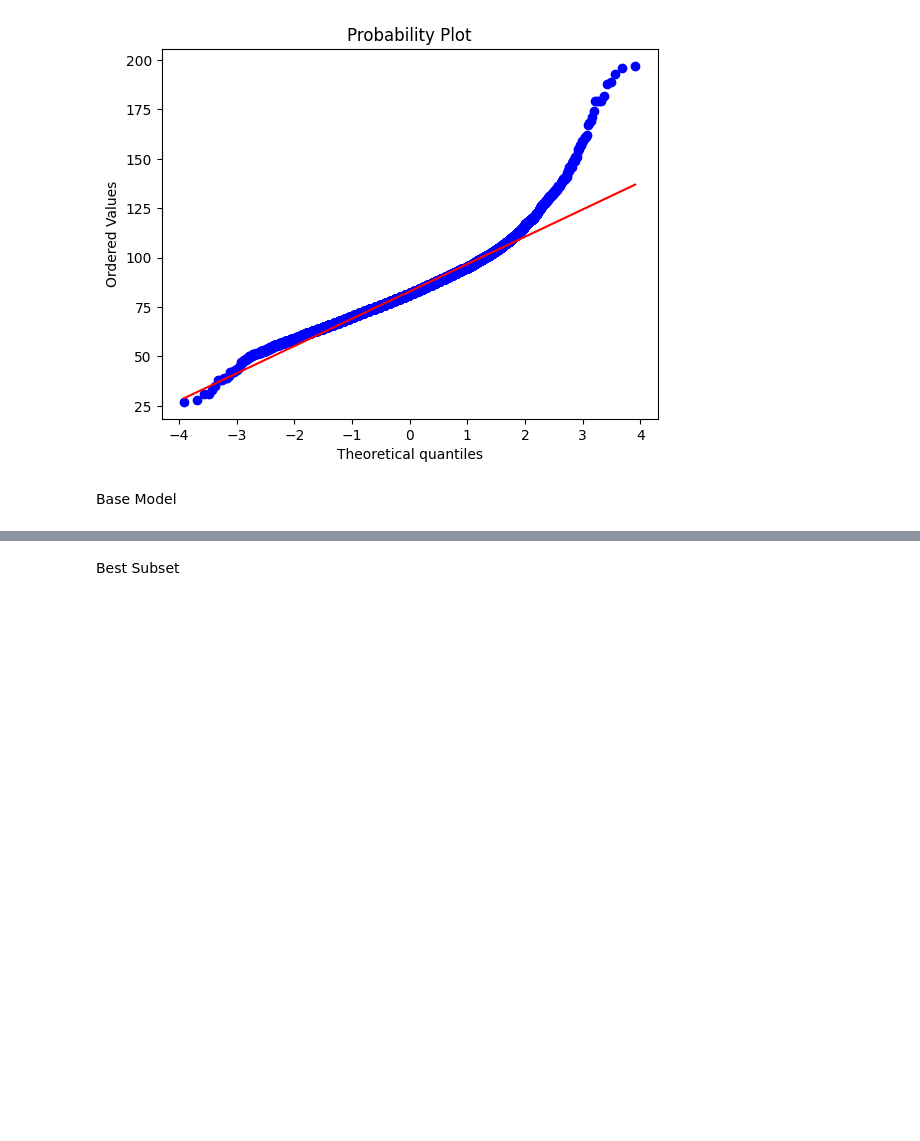
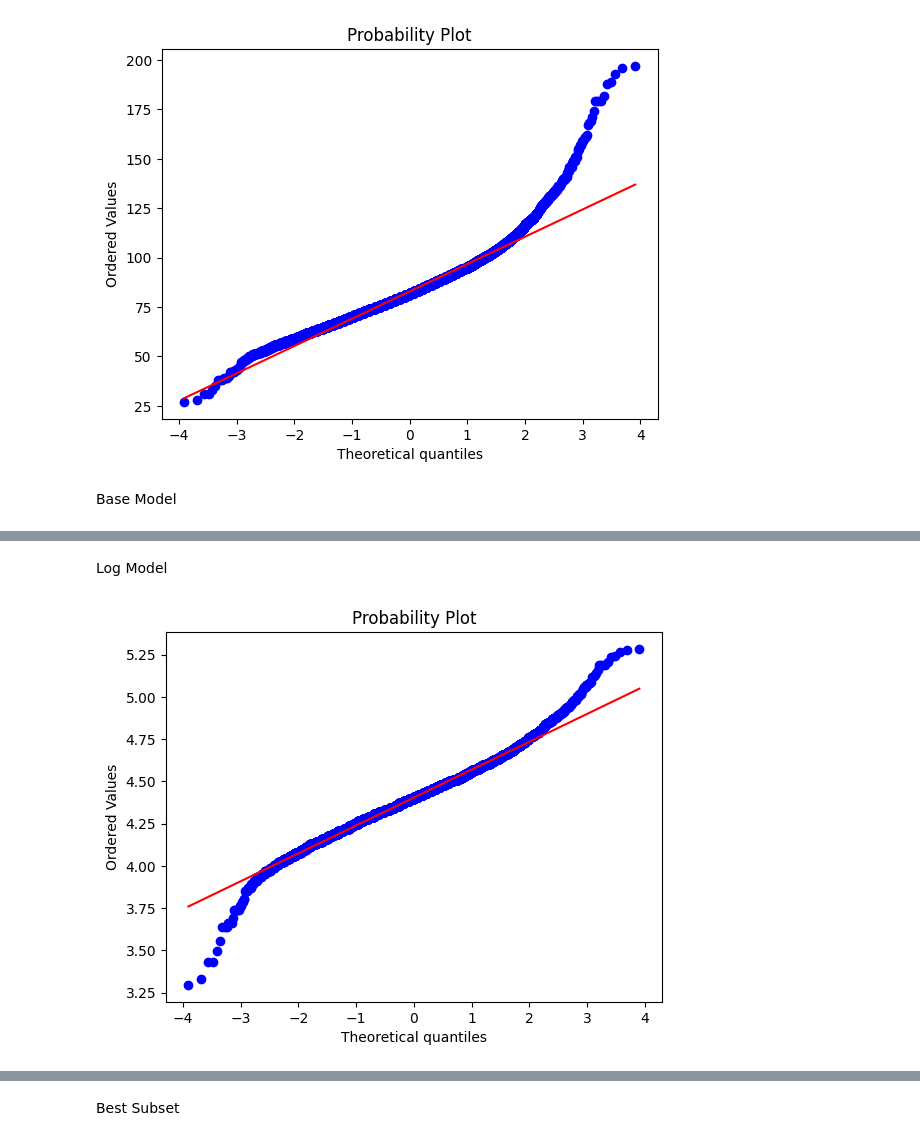
Before and after one commit to farrukh-ahmed/Case-Studies---Project-1, a Jupyter notebook: Notebooks/Week04-linear-models-Raafey.ipynb, the cells around one changed output, grey strips where cells are left out. Cells and saved outputs as stored; diff of their text form; code cells hidden in the pictures; blank space fills up the shorter version.

```diff
--- a/Notebooks/Week04-linear-models-Raafey.ipynb
+++ b/Notebooks/Week04-linear-models-Raafey.ipynb
@@ -133,0 +154,6 @@ generate_residual_plot(Y_train_dia, model_base_dia)
+# %% [markdown]
+Log Model
+# %%
+generate_qq_plot(np.log(data_df[target_dia]))
+# %% [output]
+[figure, added]
```
Also changed, not shown: parts of 37 cells of this notebook, 2 other files.
